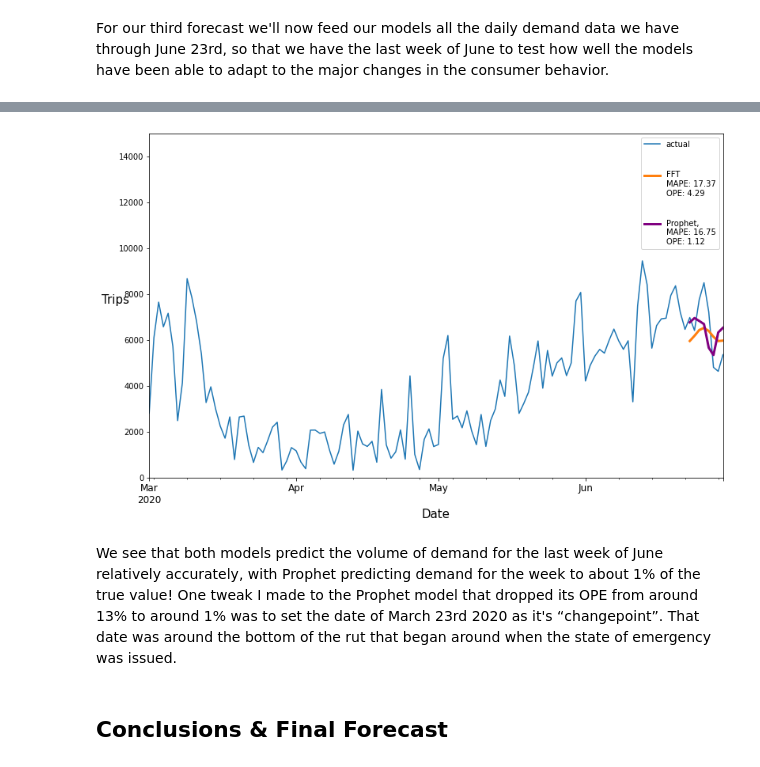
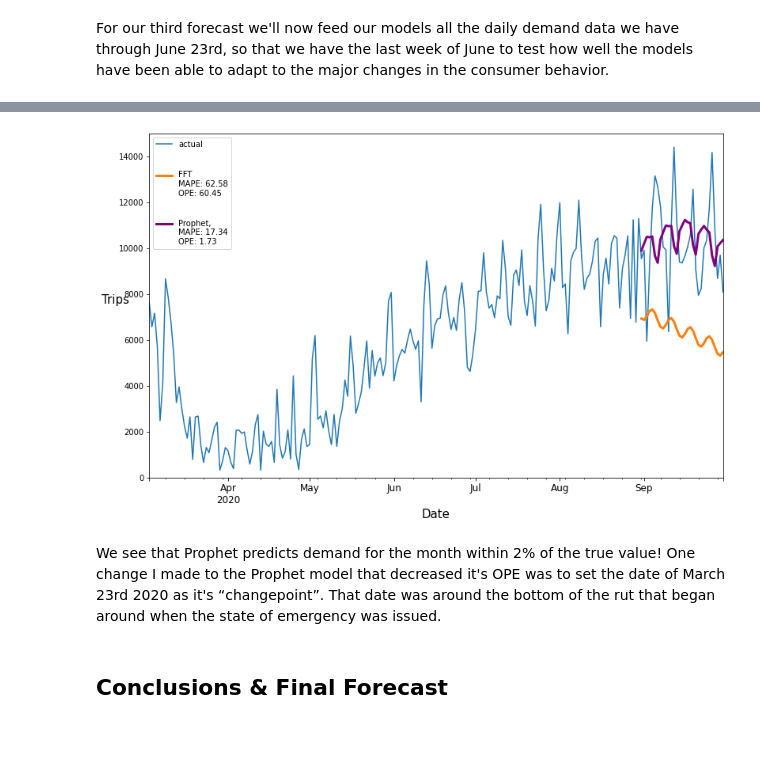
Before and after one commit to iklasky/Springboard, a Jupyter notebook: bikes/Forecasting_Covid_Blue_Bikes.ipynb, the cells around one changed output, grey strips where cells are left out. Cells and saved outputs as stored; diff of their text form; code cells hidden in the pictures; blank space fills up the shorter version.

```diff
--- a/bikes/Forecasting_Covid_Blue_Bikes.ipynb
+++ b/bikes/Forecasting_Covid_Blue_Bikes.ipynb
@@ -269,9 +269,11 @@ def run_FFT(train,val):
 
     return prediction_FFT
 # %%
-def run_Prophet(train,val,changepoint_list):
+def run_Prophet(train,val,changepoint_list,changepoint_prior_scale):
 
-    model_Prophet = Prophet(changepoints=changepoint_list, daily_seasonality = True)
+    model_Prophet = Prophet(changepoints=changepoint_list,
+                            daily_seasonality = True,
+                            changepoint_prior_scale = changepoint_prior_scale)
     model_Prophet.fit(train)
     prediction_Prophet = model_Prophet.predict(len(val))
 
@@ -339,7 +341,7 @@ The additional forecasting value Prophet provides is that it didn't *underestima
 # %% [markdown]
 For our third forecast we'll now feed our models all the daily demand data we have through June 23rd, so that we have the last week of June to test how well the models have been able to adapt to the major changes in the consumer behavior.
 # %%
-series3, train3, val3 = ts_formatting(daily_data,'20200623')
+series3, train3, val3 = ts_formatting(daily_data,'20200831')
 # %%
 prediction_FFT3 = run_FFT(train3,val3)
-prediction_Prophet3 = run_Prophet(train3,val3,['2020-03-23'])
+prediction_Prophet3 = run_Prophet(train3,val3,['2020-03-23'],0.01)
@@ -346,9 +350,9 @@ prediction_Prophet3 = run_Prophet(train3,val3,['2020-03-23'])
 # %%
-display_forecasts(series3, prediction_FFT3, prediction_Prophet3, '2020-03-01', '2020-06-30')
+display_forecasts(series3, prediction_FFT3, prediction_Prophet3, '2020-03-03', '2020-09-30')
 # %% [output]
-[figure, old version]
+[figure, new version]
 # %% [markdown]
-We see that both models predict the volume of demand for the last week of June relatively accurately, with Prophet predicting demand for the week to about 1% of the true value! One tweak I made to the Prophet model that dropped its OPE from around 13% to around 1% was to set the date of March 23rd 2020 as it's “changepoint”. That date was around the bottom of the rut that began around when the state of emergency was issued.
+We see that Prophet predicts demand for the month within 2% of the true value! One change I made to the Prophet model that decreased it's OPE was to set the date of March 23rd 2020 as it's “changepoint”. That date was around the bottom of the rut that began around when the state of emergency was issued.
 # %% [markdown]
 ## Conclusions & Final Forecast<a name="Conclusions"></a>
 # %% [markdown]
```
Also changed, not shown: parts of 26 cells of this notebook.
